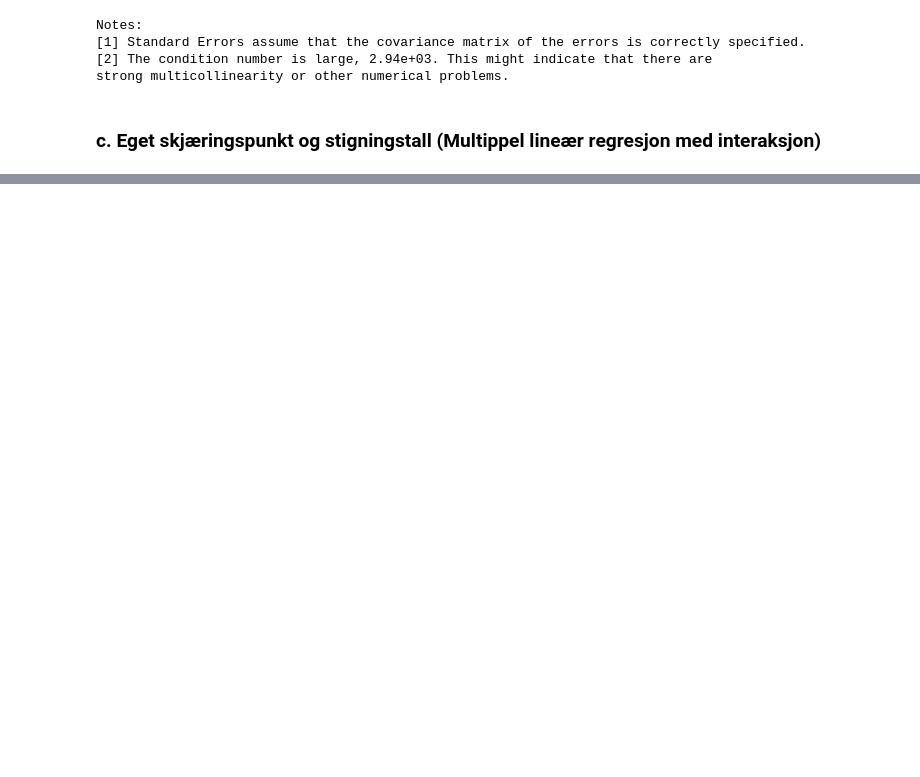
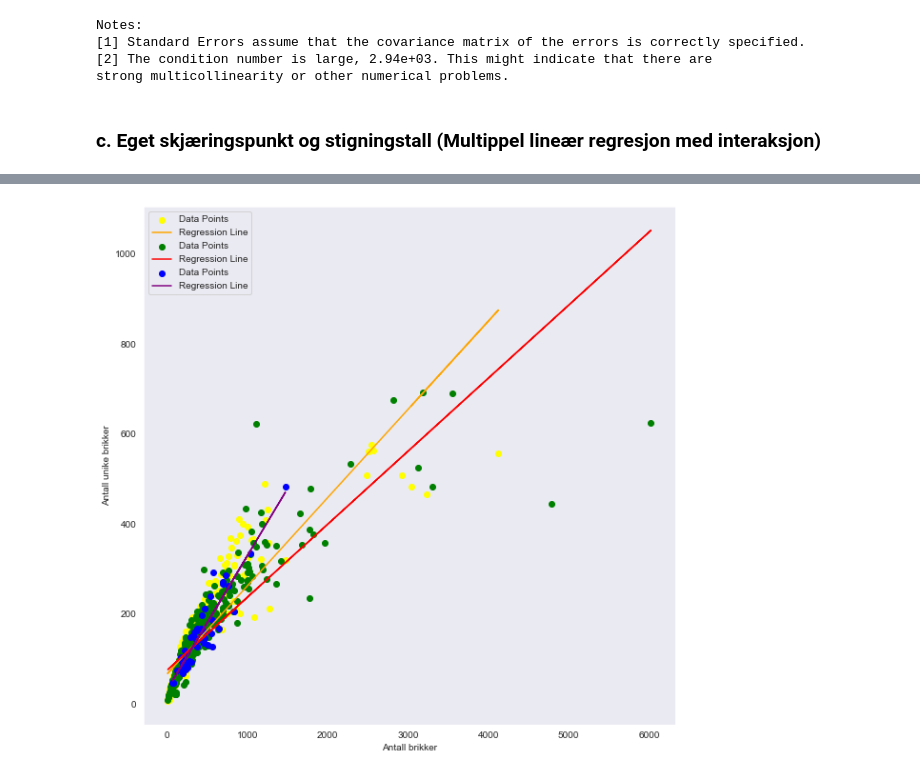
Before and after one commit to kludge7/ISTT1003-Statistikk, a Jupyter notebook: models.ipynb, the cells around one changed output, grey strips where cells are left out. Cells and saved outputs as stored; diff of their text form; code cells hidden in the pictures; blank space fills up the shorter version.

Commit message:
Added plot of ML regression with interaction

```diff
--- a/models.ipynb
+++ b/models.ipynb
@@ -209,0 +239,45 @@ strong multicollinearity or other numerical problems.
+# %%
+model_film = smf.ols('Unique_Pieces ~ Pieces', data = film_tv)
+result_film = model_film.fit()
+
+slope_film = result_film.params['Pieces']
+intercept_film = result_film.params['Intercept']
+regression_x_film = np.array(film_tv['Pieces'])
+regression_y_film = slope_film * regression_x_film + intercept_film
+
+model_game = smf.ols('Unique_Pieces ~ Pieces', data = video_games)
+result_game = model_game.fit()
+
+slope_game = result_game.params['Pieces']
+intercept_game = result_game.params['Intercept']
+regression_x_game = np.array(video_games['Pieces'])
+regression_y_game = slope_game * regression_x_game + intercept_game
+
+model_other = smf.ols('Unique_Pieces ~ Pieces', data = other)
+result_other = model_other.fit()
+
+slope_other = result_other.params['Pieces']
+intercept_other = result_other.params['Intercept']
+regression_x_other = np.array(other['Pieces'])
+regression_y_other = slope_other * regression_x_other + intercept_other
+
+f = plt.figure()
+f.set_figwidth(10)
+f.set_figheight(10)
+
+plt.scatter(other['Pieces'], other['Unique_Pieces'], label='Data Points', color='yellow')
+plt.plot(regression_x_other, regression_y_other, color='orange', label='Regression Line')
+
+plt.scatter(film_tv['Pieces'], film_tv['Unique_Pieces'], label='Data Points', color='green')
+plt.plot(regression_x_film, regression_y_film, color='red', label='Regression Line')
+
+plt.scatter(video_games['Pieces'], video_games['Unique_Pieces'], label='Data Points', color='blue')
+plt.plot(regression_x_game, regression_y_game, color='purple', label='Regression Line')
+plt.xlabel('Antall brikker')
+plt.ylabel('Antall unike brikker')
+
+plt.legend()
+plt.grid()
+plt.show()
+# %% [output]
+[figure, added]
```
Also changed, not shown: parts of 4 cells of this notebook.
